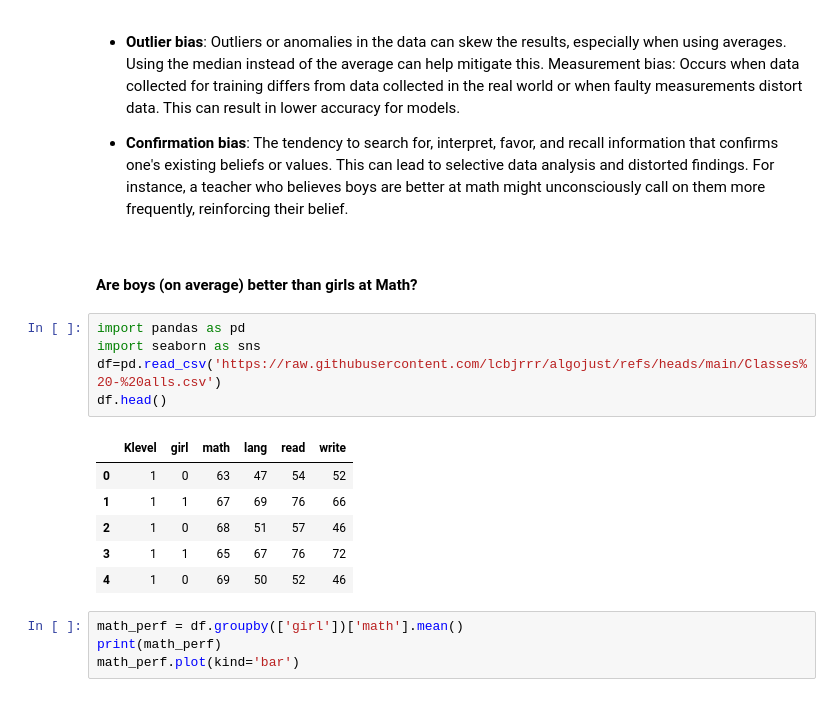
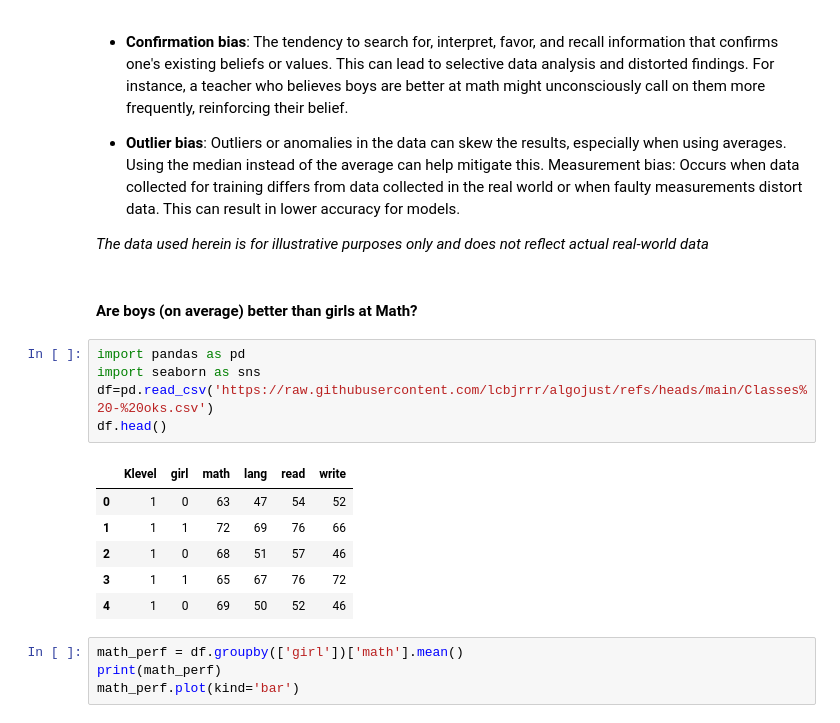
Before and after one commit to lcbjrrr/algojust, a Jupyter notebook: NB01_confirmation_outlier.ipynb, the cells around one changed output. Cells and saved outputs as stored; diff of their text form.

```diff
--- a/NB01_confirmation_outlier.ipynb
+++ b/NB01_confirmation_outlier.ipynb
@@ -1,21 +1,24 @@
 # %% [markdown]
 <a href="https://colab.research.google.com/github/lcbjrrr/algojust/blob/main/NB01_confirmation_outlier.ipynb" target="_parent"><img src="https://colab.research.google.com/assets/colab-badge.svg" alt="Open In Colab"/></a>
 # %% [markdown]
+- **Confirmation bias**: The tendency to search for, interpret, favor, and recall information that confirms one's existing beliefs or values. This can lead to selective data analysis and distorted findings. For instance, a teacher who believes boys are better at math might unconsciously call on them more frequently, reinforcing their belief.
+
 - **Outlier bias**: Outliers or anomalies in the data can skew the results, especially when using averages. Using the median instead of the average can help mitigate this.
 Measurement bias: Occurs when data collected for training differs from data collected in the real world or when faulty measurements distort data. This can result in lower accuracy for models.
 
-- **Confirmation bias**: The tendency to search for, interpret, favor, and recall information that confirms one's existing beliefs or values. This can lead to selective data analysis and distorted findings. For instance, a teacher who believes boys are better at math might unconsciously call on them more frequently, reinforcing their belief.
+
+*The data used herein is for illustrative purposes only and does not reflect actual real-world data*
 # %% [markdown]
 #### Are boys (on average) better than girls at Math?
 # %%
 import pandas as pd
 import seaborn as sns
-df=pd.read_csv('https://raw.githubusercontent.com/lcbjrrr/algojust/refs/heads/main/Classes%20-%20alls.csv')
+df=pd.read_csv('https://raw.githubusercontent.com/lcbjrrr/algojust/refs/heads/main/Classes%20-%20oks.csv')
 df.head()
 # %% [output]
 |  | Klevel | girl | math | lang | read | write |
 | 0 | 1 | 0 | 63 | 47 | 54 | 52 |
-| 1 | 1 | 1 | 67 | 69 | 76 | 66 |
+| 1 | 1 | 1 | 72 | 69 | 76 | 66 |
 | 2 | 1 | 0 | 68 | 51 | 57 | 46 |
 | 3 | 1 | 1 | 65 | 67 | 76 | 72 |
 | 4 | 1 | 0 | 69 | 50 | 52 | 46 |
```
Also changed, not shown: parts of 4 cells of this notebook.
